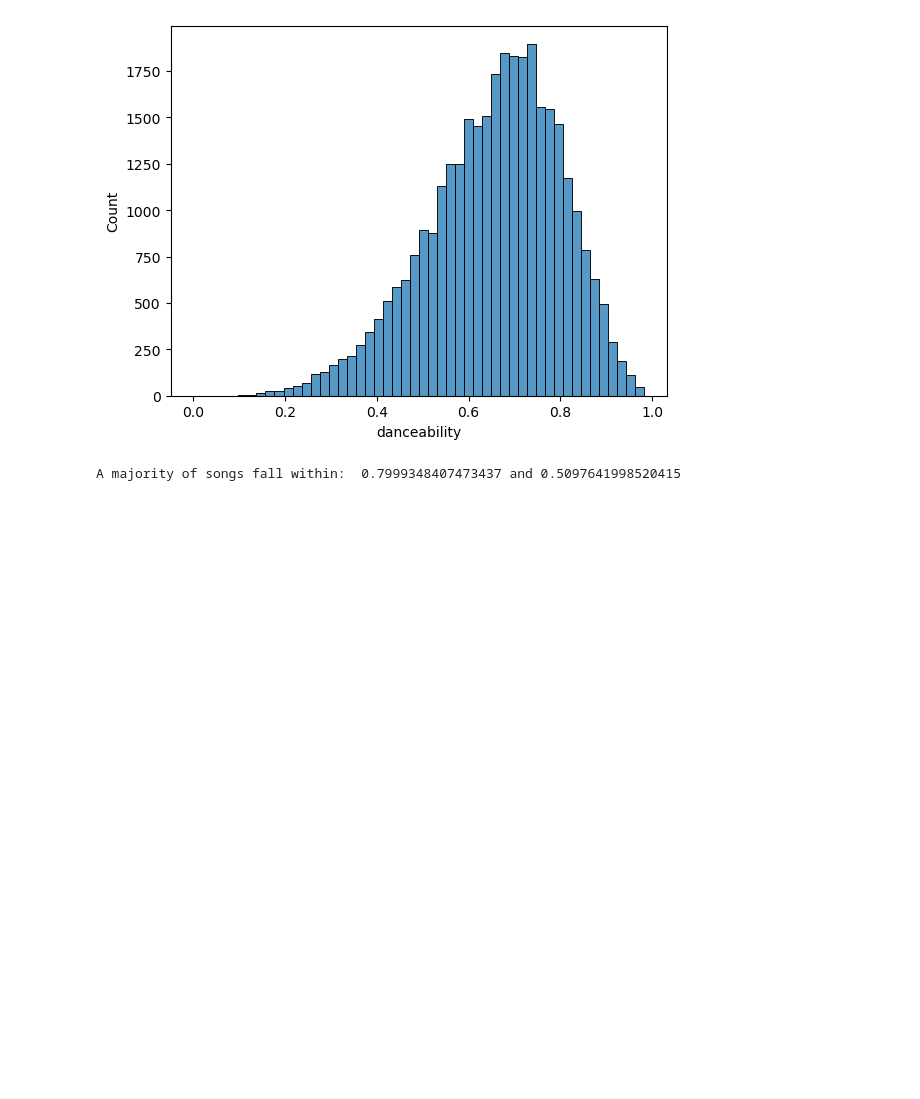
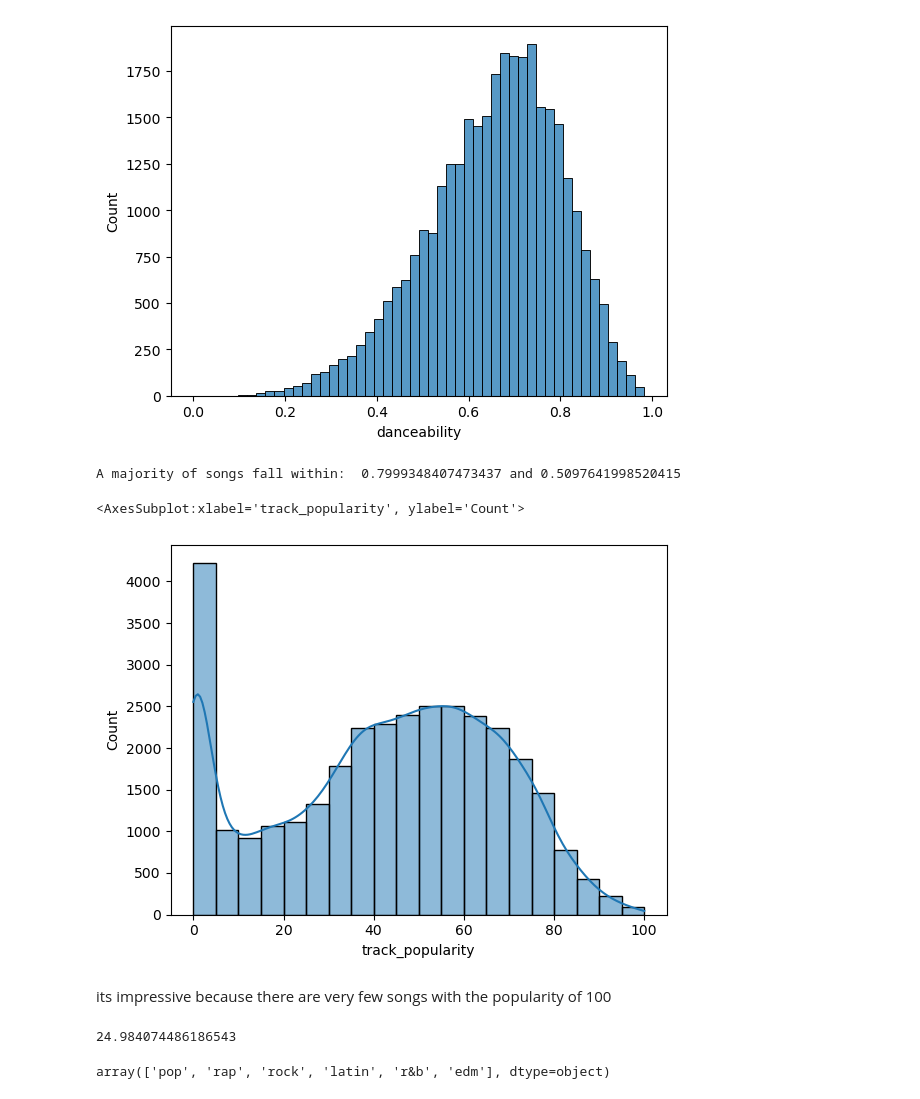
Before and after one commit to applepot437/ai, a Jupyter notebook: sem 1/spotify/Spotify the sequel.ipynb, the cells around one changed output. Saved outputs shown, nothing was run; the diff lists cells and outputs as text; code cells hidden in the pictures; blank space fills up the shorter version.

```diff
--- a/sem 1/spotify/Spotify the sequel.ipynb
+++ b/sem 1/spotify/Spotify the sequel.ipynb
@@ -67,3 +67,19 @@ x = df["danceability"].mean()
 print("A majority of songs fall within: ", (x+y), "and", (x-y))
 # %% [output]
 A majority of songs fall within:  0.7999348407473437 and 0.5097641998520415
+# %%
+sns.histplot(df['track_popularity'], bins=20, kde=True)
+# %% [output]
+<AxesSubplot:xlabel='track_popularity', ylabel='Count'>
+[figure, added]
+# %% [markdown]
+its impressive because there are very few songs with the popularity of 100
+# %%
+sd = df["track_popularity"].std()
+sd
+# %% [output]
+24.984074486186543
+# %%
+df["playlist_genre"].unique()
+# %% [output]
+array(['pop', 'rap', 'rock', 'latin', 'r&b', 'edm'], dtype=object)
```
Also changed, not shown: parts of 2 cells of this notebook, 1 other file.
